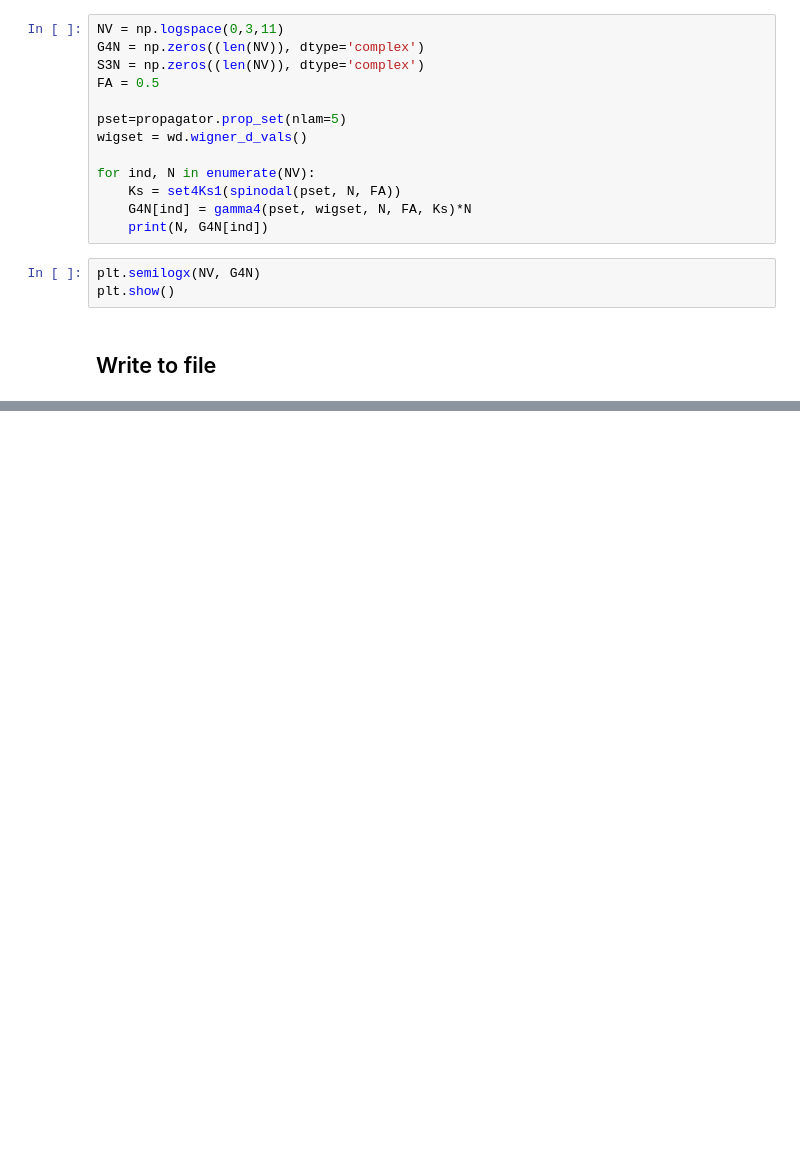
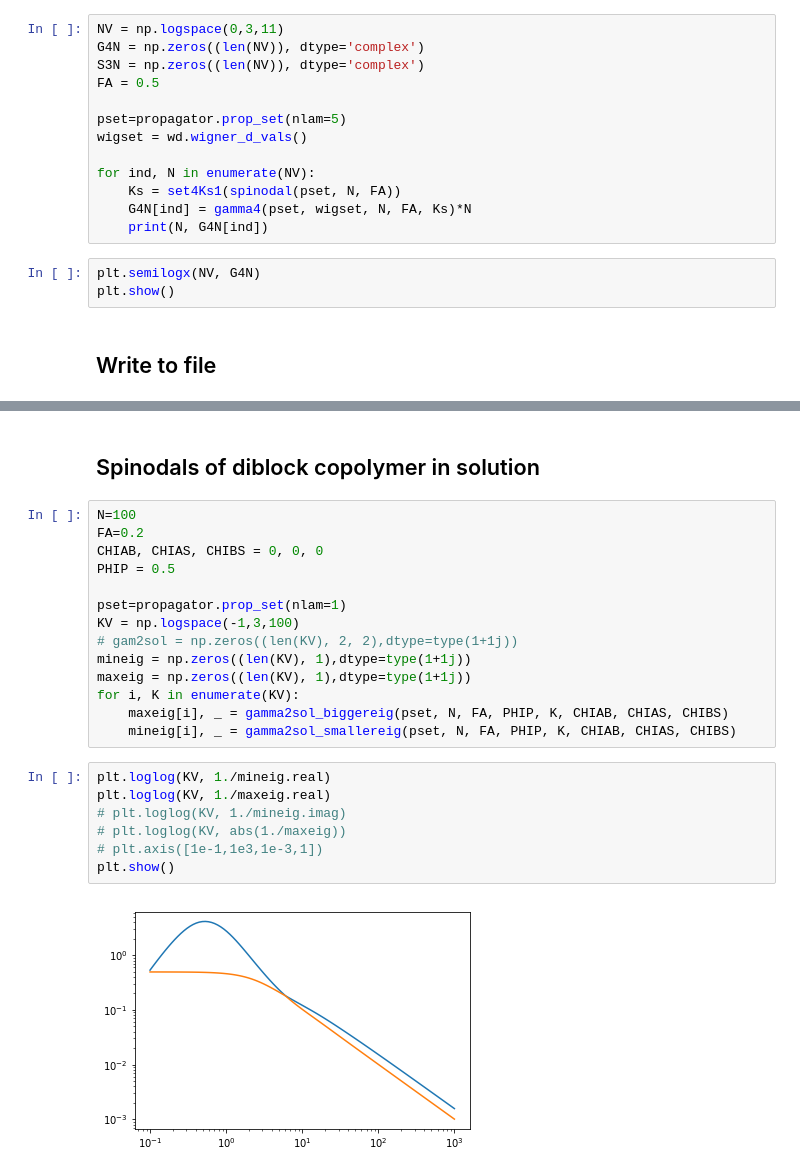
Before and after one commit to qmacAstanford/MultiPointCalculation, a Jupyter notebook: TestGAMcalc.ipynb, the cells around one changed output, grey strips where cells are left out. Saved outputs shown, nothing was run; the diff lists cells and outputs as text; blank space fills up the shorter version.

```diff
--- a/TestGAMcalc.ipynb
+++ b/TestGAMcalc.ipynb
@@ -300,0 +727,25 @@ f2.close()
+# %% [markdown]
+## Spinodals of diblock copolymer in solution
+# %%
+N=100
+FA=0.2
+CHIAB, CHIAS, CHIBS = 0, 0, 0
+PHIP = 0.5
+
+pset=propagator.prop_set(nlam=1)
+KV = np.logspace(-1,3,100)
+# gam2sol = np.zeros((len(KV), 2, 2),dtype=type(1+1j))
+mineig = np.zeros((len(KV), 1),dtype=type(1+1j))
+maxeig = np.zeros((len(KV), 1),dtype=type(1+1j))
+for i, K in enumerate(KV):
+    maxeig[i], _ = gamma2sol_biggereig(pset, N, FA, PHIP, K, CHIAB, CHIAS, CHIBS)
+    mineig[i], _ = gamma2sol_smallereig(pset, N, FA, PHIP, K, CHIAB, CHIAS, CHIBS)
+# %%
+plt.loglog(KV, 1./mineig.real)
+plt.loglog(KV, 1./maxeig.real)
+# plt.loglog(KV, 1./mineig.imag)
+# plt.loglog(KV, abs(1./maxeig))
+# plt.axis([1e-1,1e3,1e-3,1])
+plt.show()
+# %% [output]
+[figure, added]
```
Also changed, not shown: parts of 97 cells of this notebook.
